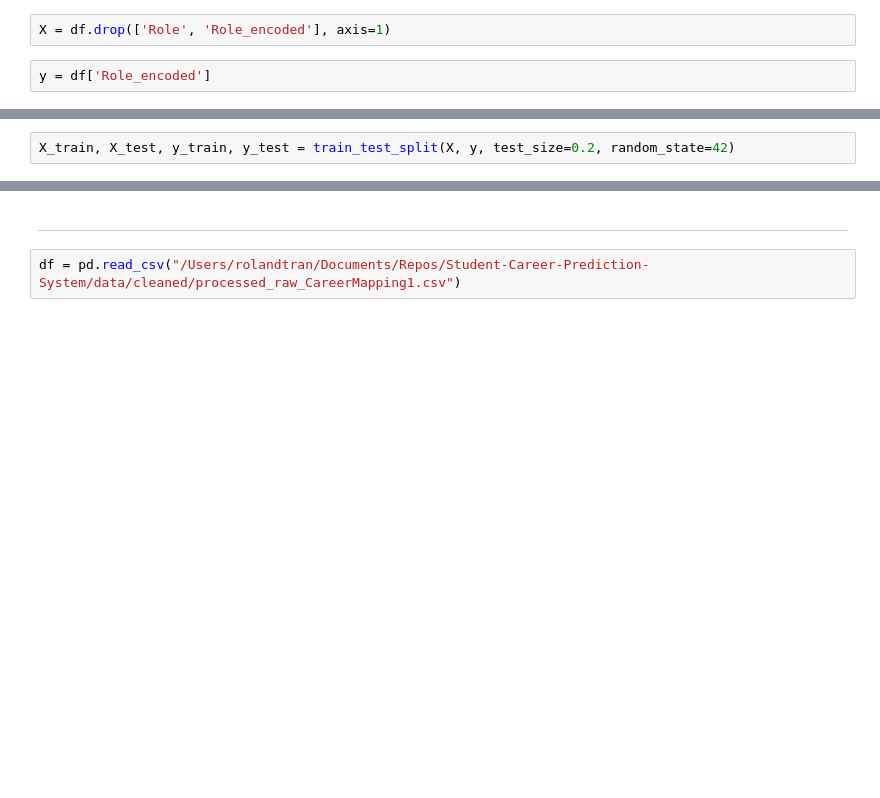
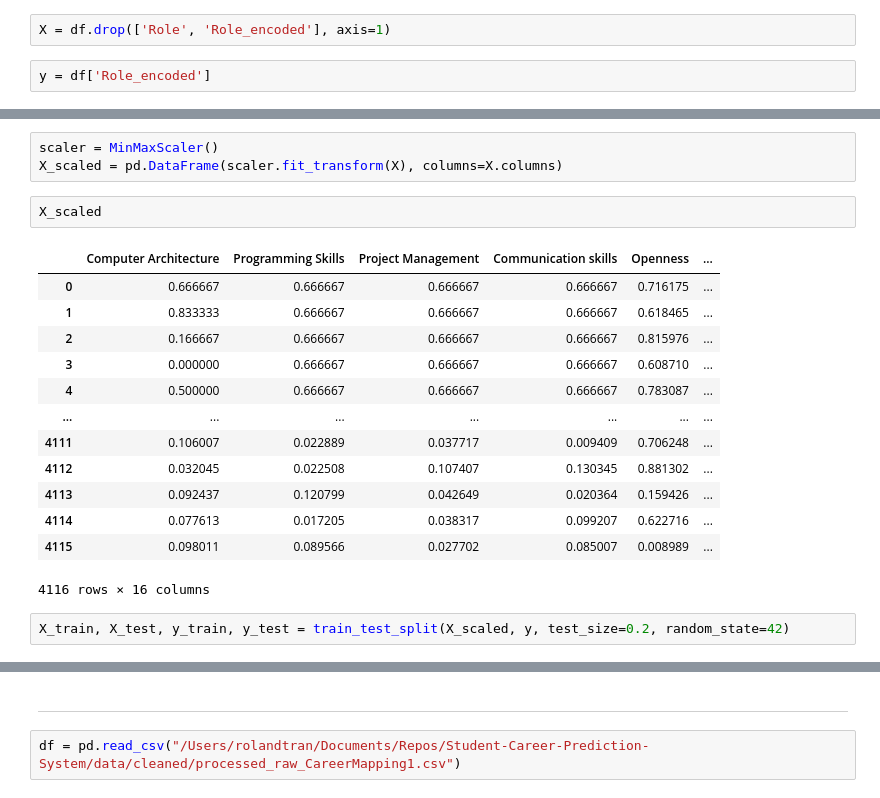
Before and after one commit to dilambestall/Student-Career-Prediction-System, a Jupyter notebook: notebooks/CareerMapping1/KNN.ipynb, the cells around one changed output, grey strips where cells are left out. Drawn from its saved outputs; the diff is of its cells as text; blank space fills up the shorter version.

```diff
--- a/notebooks/CareerMapping1/KNN.ipynb
+++ b/notebooks/CareerMapping1/KNN.ipynb
@@ -18,3 +49,22 @@ y = df['Role_encoded']
+# %%
+scaler = MinMaxScaler()
+X_scaled = pd.DataFrame(scaler.fit_transform(X), columns=X.columns)
+# %%
+X_scaled
+# %% [output]
+|  | Computer Architecture | Programming Skills | Project Management | Communication skills | Openness | ... |
+| 0 | 0.666667 | 0.666667 | 0.666667 | 0.666667 | 0.716175 | ... |
+| 1 | 0.833333 | 0.666667 | 0.666667 | 0.666667 | 0.618465 | ... |
+| 2 | 0.166667 | 0.666667 | 0.666667 | 0.666667 | 0.815976 | ... |
+| 3 | 0.000000 | 0.666667 | 0.666667 | 0.666667 | 0.608710 | ... |
+| 4 | 0.500000 | 0.666667 | 0.666667 | 0.666667 | 0.783087 | ... |
+| ... | ... | ... | ... | ... | ... | ... |
+| 4111 | 0.106007 | 0.022889 | 0.037717 | 0.009409 | 0.706248 | ... |
+| 4112 | 0.032045 | 0.022508 | 0.107407 | 0.130345 | 0.881302 | ... |
+| 4113 | 0.092437 | 0.120799 | 0.042649 | 0.020364 | 0.159426 | ... |
+| 4114 | 0.077613 | 0.017205 | 0.038317 | 0.099207 | 0.622716 | ... |
+| 4115 | 0.098011 | 0.089566 | 0.027702 | 0.085007 | 0.008989 | ... |
+4116 rows × 16 columns
 # %%
-X_train, X_test, y_train, y_test = train_test_split(X, y, test_size=0.2, random_state=42)
+X_train, X_test, y_train, y_test = train_test_split(X_scaled, y, test_size=0.2, random_state=42)
 # %%
```
Also changed, not shown: parts of 14 cells of this notebook, 18 other files.
